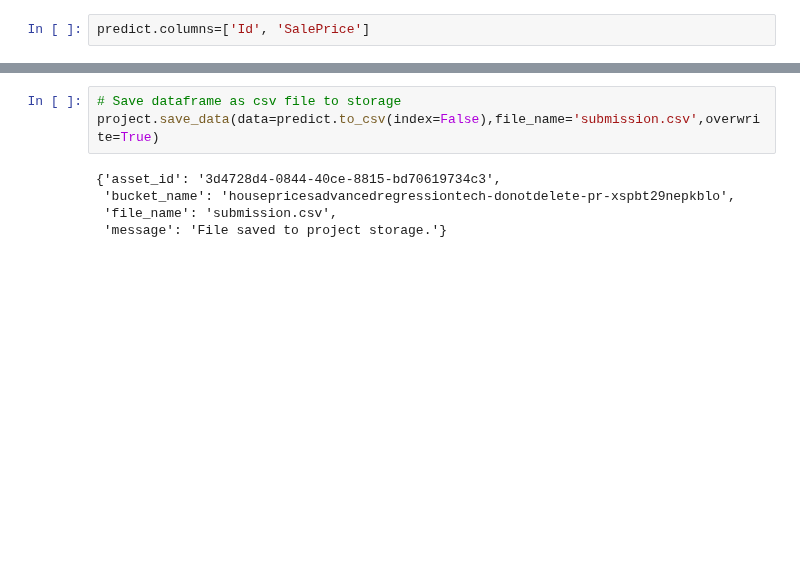
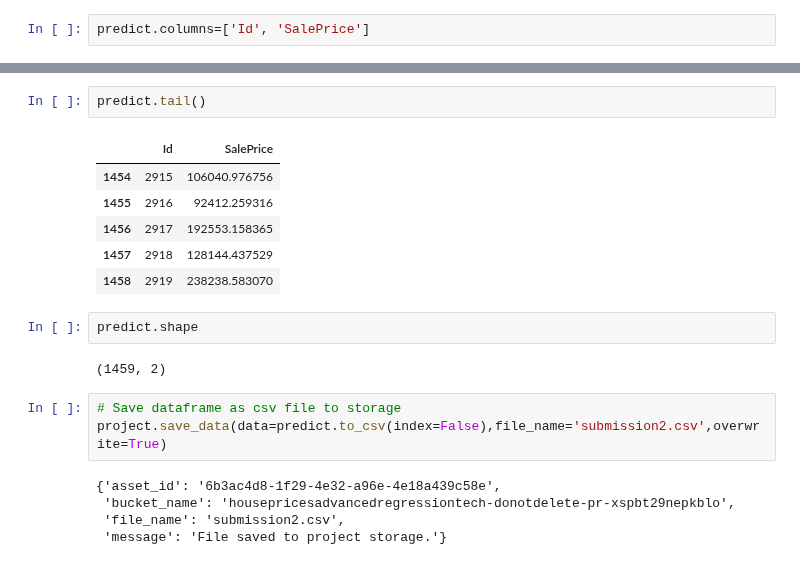
Before and after one commit to Andrew-Carl/House-Prices-Advanced-Regression-Techniques, a Jupyter notebook: Regression Models.ipynb, the cells around one changed output, grey strips where cells are left out. Drawn from its saved outputs; the diff is of its cells as text; blank space fills up the shorter version.

```diff
--- a/Regression Models.ipynb
+++ b/Regression Models.ipynb
@@ -634,8 +660,21 @@ predict.head()
+# %%
+predict.tail()
+# %% [output]
+|  | Id | SalePrice |
+| 1454 | 2915 | 106040.976756 |
+| 1455 | 2916 | 92412.259316 |
+| 1456 | 2917 | 192553.158365 |
+| 1457 | 2918 | 128144.437529 |
+| 1458 | 2919 | 238238.583070 |
+# %%
+predict.shape
+# %% [output]
+(1459, 2)
 # %%
 # Save dataframe as csv file to storage
-project.save_data(data=predict.to_csv(index=False),file_name='submission.csv',overwrite=True)
+project.save_data(data=predict.to_csv(index=False),file_name='submission2.csv',overwrite=True)
 # %% [output]
-{'asset_id': '3d4728d4-0844-40ce-8815-bd70619734c3',
+{'asset_id': '6b3ac4d8-1f29-4e32-a96e-4e18a439c58e',
  'bucket_name': 'housepricesadvancedregressiontech-donotdelete-pr-xspbt29nepkblo',
- 'file_name': 'submission.csv',
+ 'file_name': 'submission2.csv',
  'message': 'File saved to project storage.'}
```
Also changed, not shown: parts of 13 cells of this notebook.
